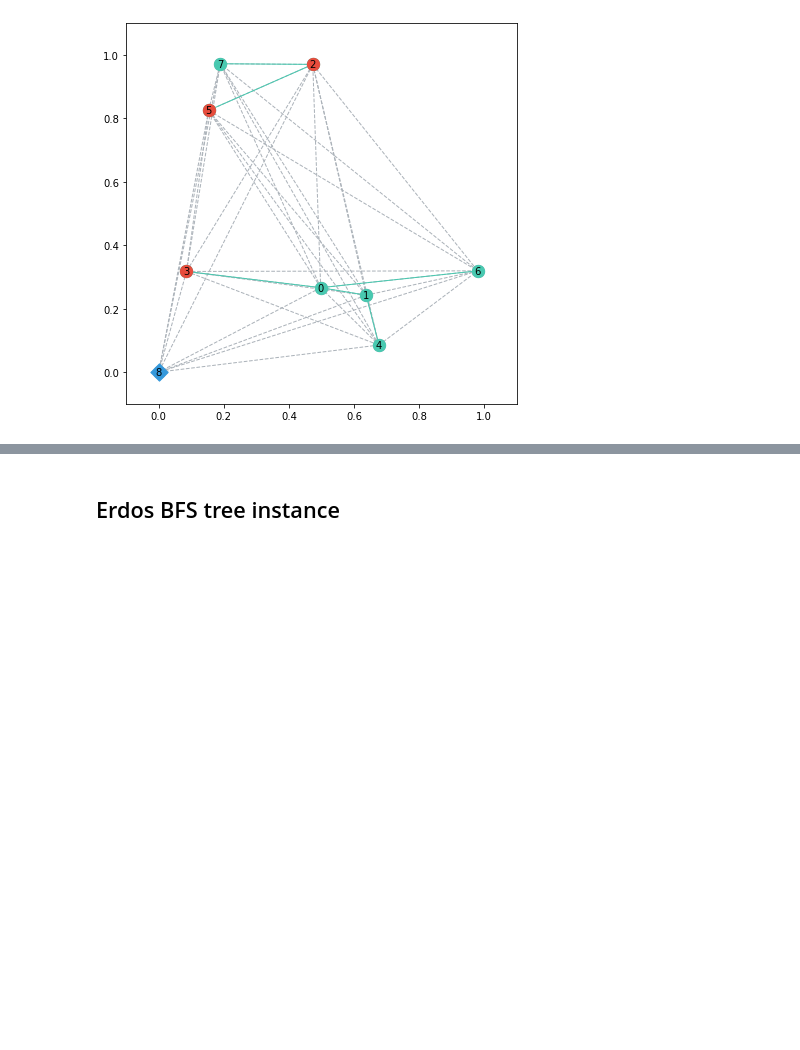
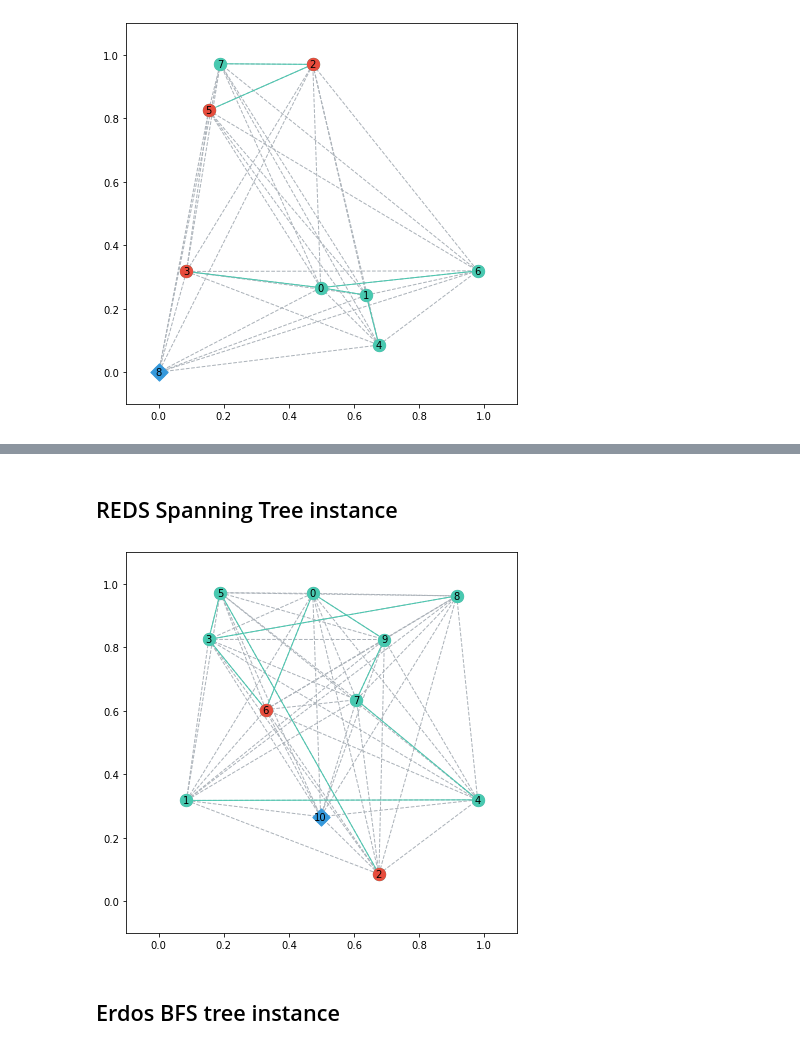
Before and after one commit to omargup/moving_firefighter_problem_generator, a Jupyter notebook: tutorial.ipynb, the cells around one changed output, grey strips where cells are left out. Saved outputs shown, nothing was run; the diff lists cells and outputs as text; code cells hidden in the pictures; blank space fills up the shorter version.

```diff
--- a/tutorial.ipynb
+++ b/tutorial.ipynb
@@ -163,3 +179,20 @@ wffp.draw_ffp(ff)
+# %% [markdown]
+## REDS Spanning Tree instance
+# %%
+n = 10
+R = 0.8
+E = 0.7
+S = 0.5
+t = 30  # seconds
+dim =  2
+fighter_pos = None
+burnt_nodes =  2
+seed = 50
+
+ff = wffp.reds_stree(n, R, E, S, t, dim, fighter_pos, burnt_nodes, seed)
+wffp.draw_ffp(ff)
+# %% [output]
+[figure, added]
 # %% [markdown]
 ## Erdos BFS tree instance
 # %%
```
Also changed, not shown: parts of 4 cells of this notebook.
